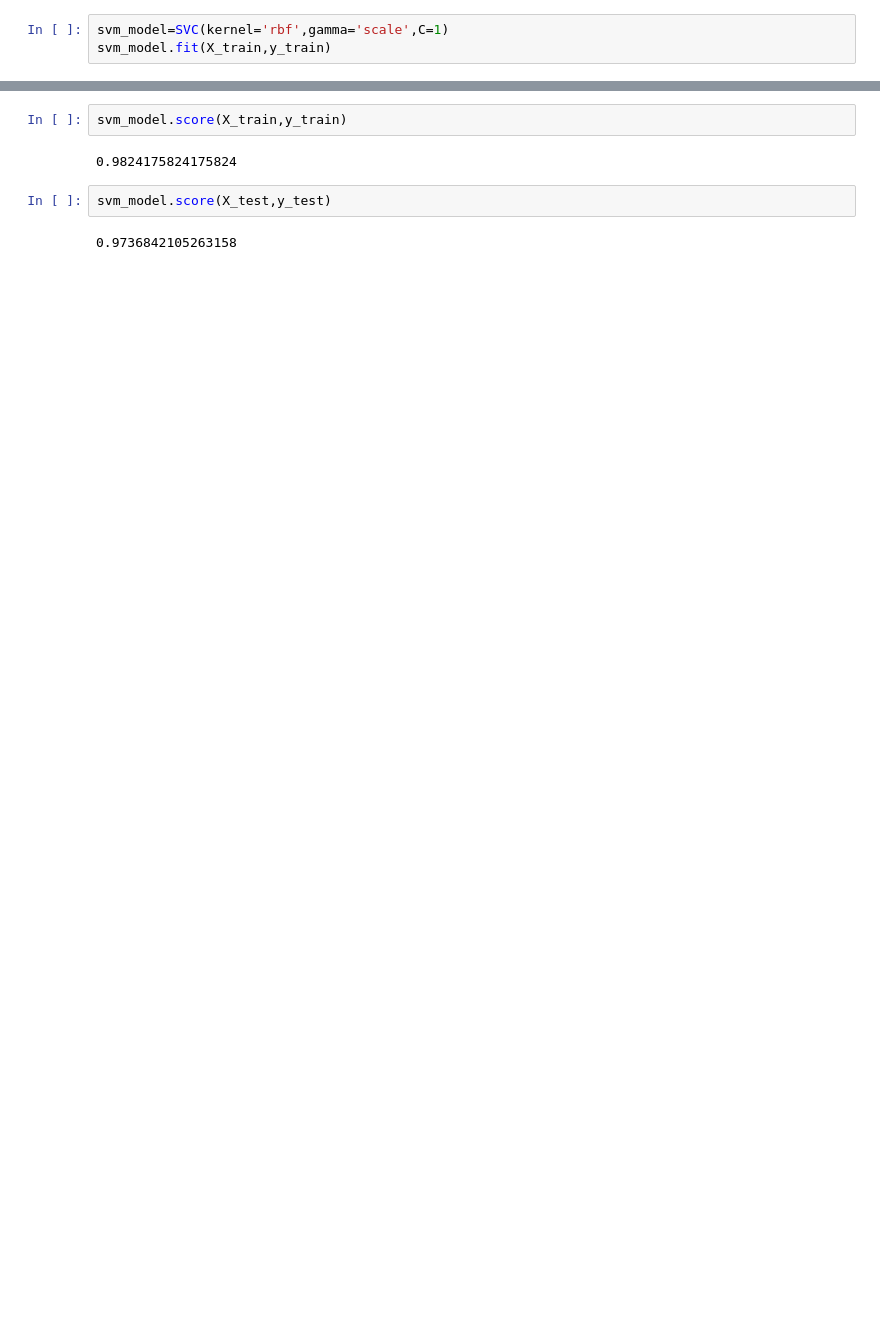
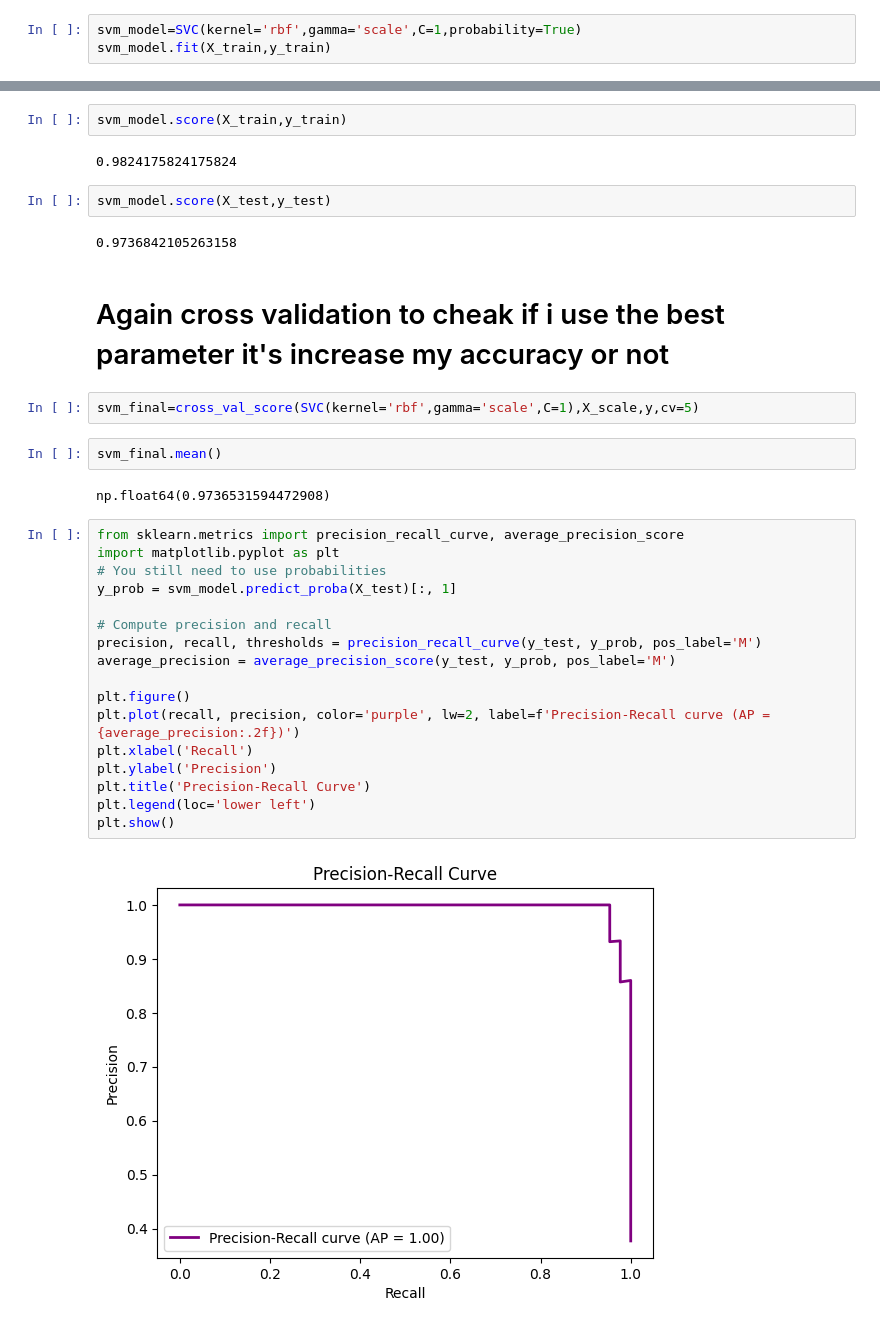
Before and after one commit to tuhinCr7/Support-Vector-Machines-SVM-, a Jupyter notebook: Breast_cancer_prediction_using_SVM.ipynb, the cells around one changed output, grey strips where cells are left out. Drawn from its saved outputs; the diff is of its cells as text; blank space fills up the shorter version.

```diff
--- a/Breast_cancer_prediction_using_SVM.ipynb
+++ b/Breast_cancer_prediction_using_SVM.ipynb
@@ -279,6 +279,6 @@ So We found that if we use C=1 , gamma=scale and kernel=rbf  we can get the best
 # %% [markdown]
 Now cheaking the accuracy
 # %%
-svm_model=SVC(kernel='rbf',gamma='scale',C=1)
+svm_model=SVC(kernel='rbf',gamma='scale',C=1,probability=True)
 svm_model.fit(X_train,y_train)
 # %% [output]
@@ -291,3 +291,30 @@ svm_model.score(X_train,y_train)
 svm_model.score(X_test,y_test)
 # %% [output]
 0.9736842105263158
+# %% [markdown]
+# Again cross validation to cheak if i use the best parameter it's increase my accuracy or not
+# %%
+svm_final=cross_val_score(SVC(kernel='rbf',gamma='scale',C=1),X_scale,y,cv=5)
+# %%
+svm_final.mean()
+# %% [output]
+np.float64(0.9736531594472908)
+# %%
+from sklearn.metrics import precision_recall_curve, average_precision_score
+import matplotlib.pyplot as plt
+# You still need to use probabilities
+y_prob = svm_model.predict_proba(X_test)[:, 1]
+
+# Compute precision and recall
+precision, recall, thresholds = precision_recall_curve(y_test, y_prob, pos_label='M')
+average_precision = average_precision_score(y_test, y_prob, pos_label='M')
+
+plt.figure()
+plt.plot(recall, precision, color='purple', lw=2, label=f'Precision-Recall curve (AP = {average_precision:.2f})')
+plt.xlabel('Recall')
+plt.ylabel('Precision')
+plt.title('Precision-Recall Curve')
+plt.legend(loc='lower left')
+plt.show()
+# %% [output]
+[figure, added]
```
Also changed, not shown: parts of 5 cells of this notebook.
